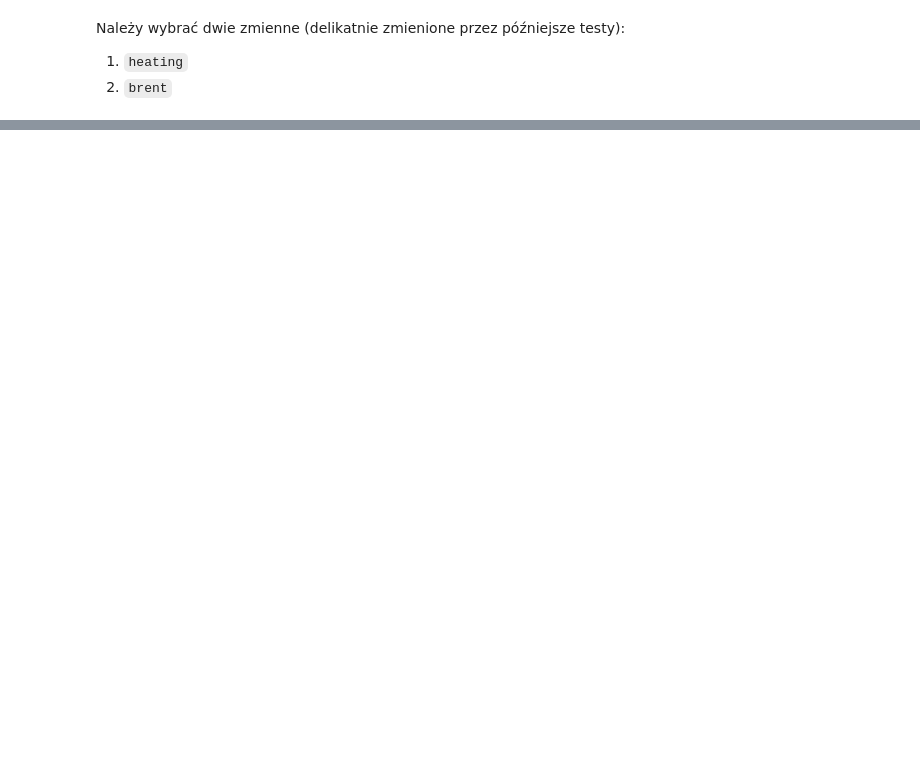
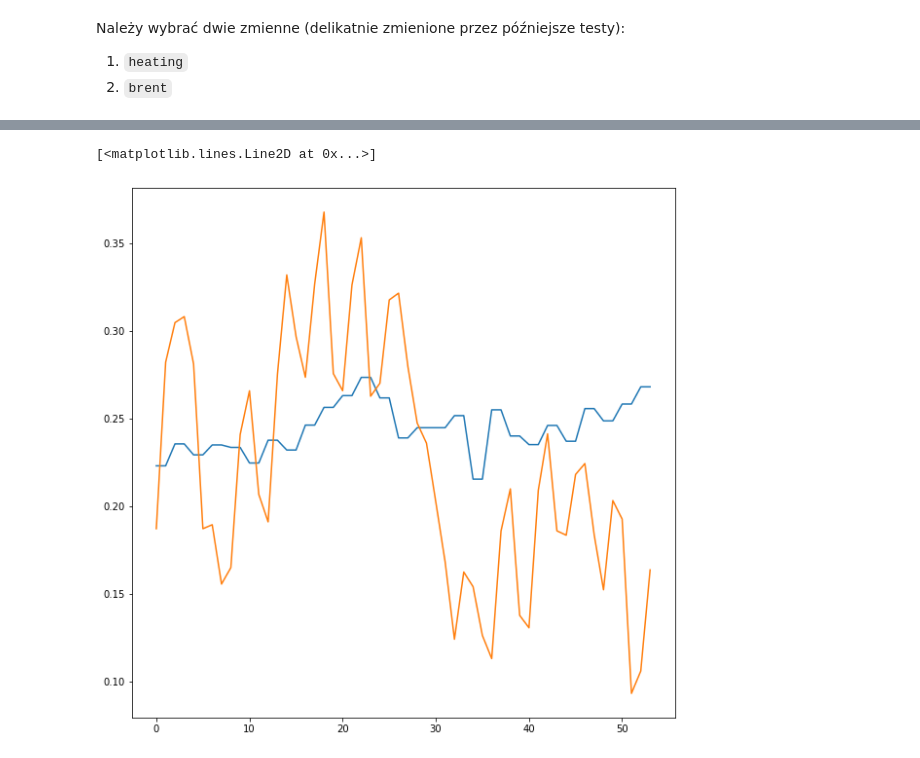
Before and after one commit to pgronkievitz/ekonometria, a Jupyter notebook: ekonometria-projekt.ipynb, the cells around one changed output, grey strips where cells are left out. Drawn from its saved outputs; the diff is of its cells as text; code cells hidden in the pictures; blank space fills up the shorter version.

```diff
--- a/ekonometria-projekt.ipynb
+++ b/ekonometria-projekt.ipynb
@@ -160,3 +160,9 @@ OLS Regression Results
 Notes:
 [1] R² is computed without centering (uncentered) since the model does not contain a constant.
 [2] Standard Errors assume that the covariance matrix of the errors is correctly specified.
+# %%
+plt.plot(y)
+plt.plot(reg.predict(data[["brent", "heating"]].to_numpy()))
+# %% [output]
+[<matplotlib.lines.Line2D at 0x...>]
+[figure, added]
```
Also changed, not shown: parts of 2 cells of this notebook, 2 other files.
